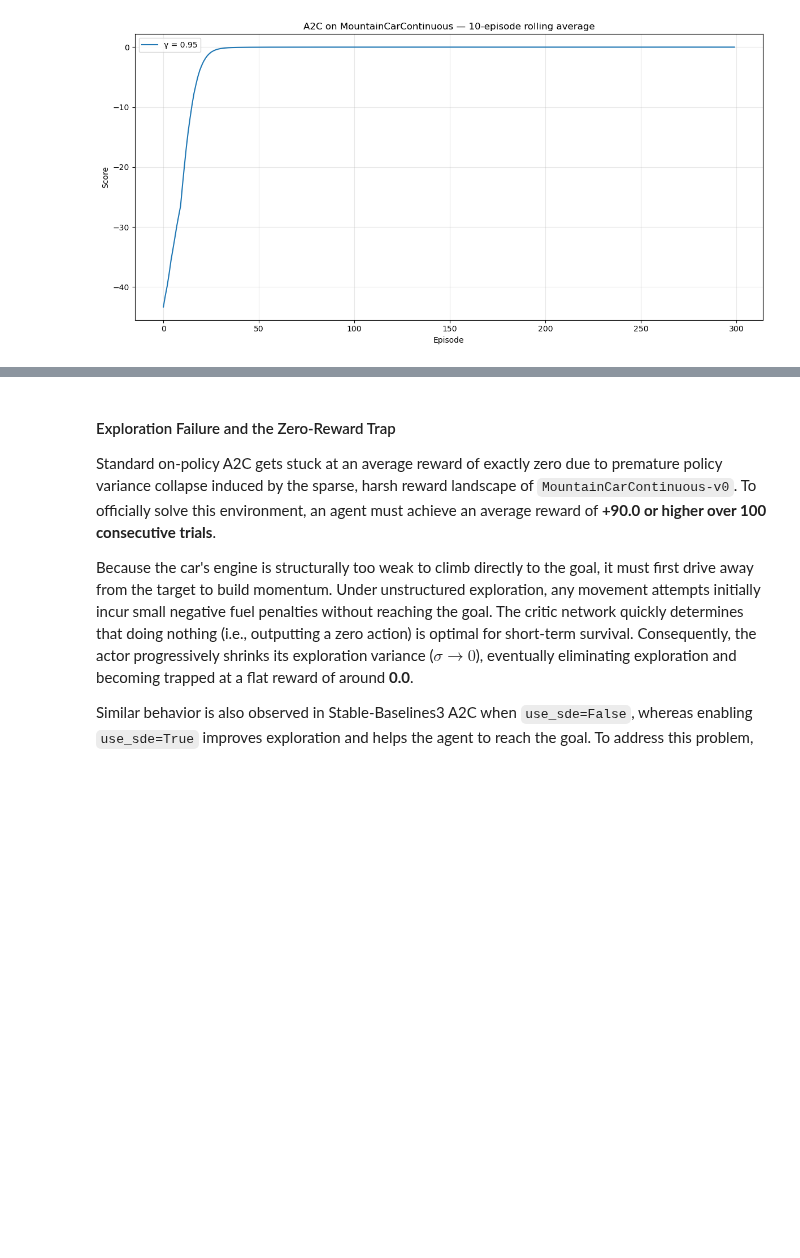
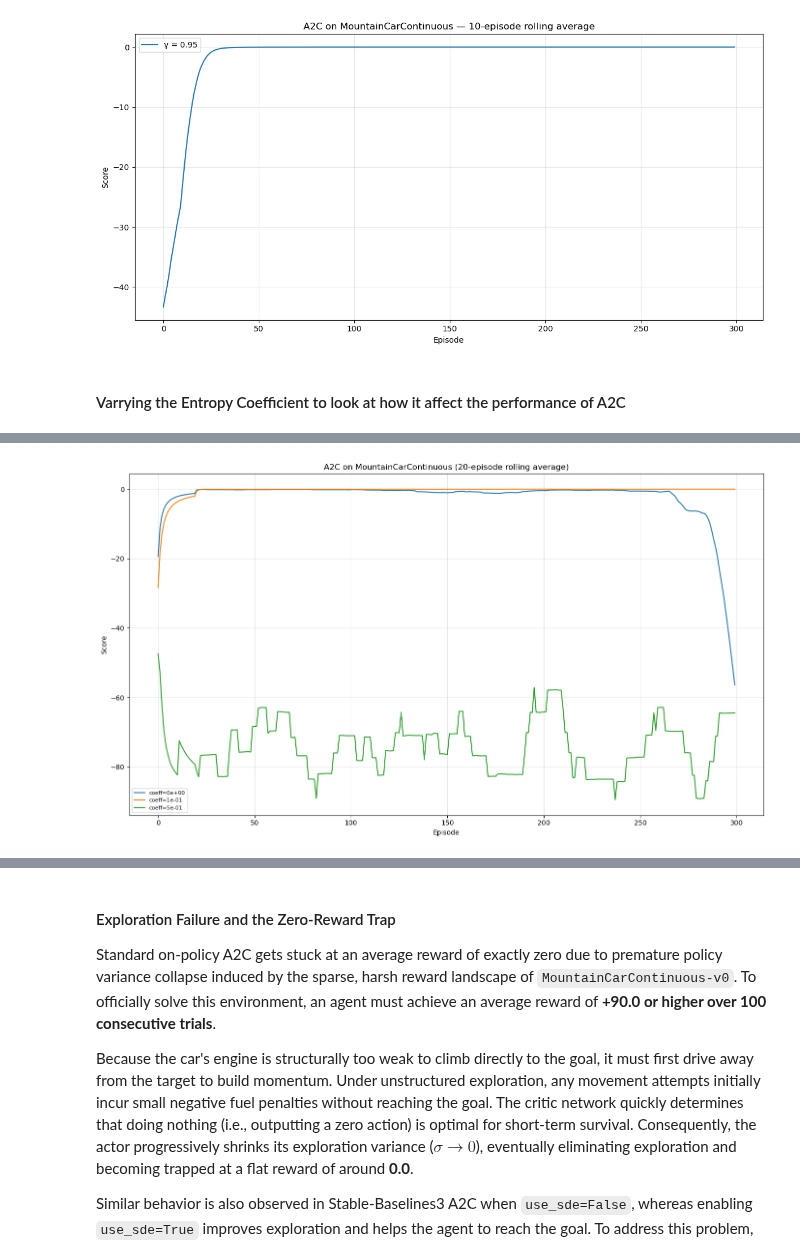
Before and after one commit to Einsbert-jnr/DRL-TERM_PROJECT, a Jupyter notebook: term_project_A2C.ipynb, the cells around one changed output, grey strips where cells are left out. Drawn from its saved outputs; the diff is of its cells as text; code cells hidden in the pictures; blank space fills up the shorter version.

```diff
--- a/term_project_A2C.ipynb
+++ b/term_project_A2C.ipynb
@@ -247,7 +449,7 @@ def train_agent(lr_actor, lr_critic, gamma, num_episodes=100, n_steps=20, layer1
             step_count += 1
             observation = observation_
 
-            if step_count % n_steps == 0 or done:
+            if step_count % n_steps == 0:
                 agent.learn(observation, done)
 
         # agent.decay_entropy()
@@ -337,3 +539,70 @@ gamma=0.95 | episode: 299/300 | score: -0.01
 gamma=0.95 | episode: 300/300 | score: -0.01
 Training logs saved to training_logs_gammas.pkl
 [figure]
+# %% [markdown]
+#### Varrying the Entropy Coefficient to look at how it affect the performance of A2C
+# %%
+def plot_all_coef(results, window=10, filename='coeff_comparison_a2c.png'):
+    """
+    results: dict of {entropy_coeff: score_history_list}
+    """
+    plt.figure(figsize=(14, 8))
+
+    for coeff, scores in results.items():
+        scores = np.array(scores, dtype=np.float32)
+        running_avg = np.zeros(len(scores))
+
+        for t in range(len(scores)):
+            running_avg[t] = np.mean(scores[max(0, t - window + 1): t + 1])
+
+        label = f"coeff={coeff:.0e}"
+        plt.plot(running_avg, label=label)
+
+    plt.title(f'A2C on MountainCarContinuous ({window}-episode rolling average)')
+    plt.xlabel('Episode')
+    plt.ylabel('Score')
+    plt.legend(loc='best', fontsize=8)
+    plt.grid(True, alpha=0.3)
+    plt.tight_layout()
+    # plt.savefig(filename, dpi=300)
+    print(f'Plot saved to {filename}')
+
+
+gamma = 0.95
+num_episodes = 300
+n_steps = 10
+
+# Fixed learning rates for this experiment
+lr_actor = 0.0001
+lr_critic = 0.0001
+
+# Entropy coefficient combinations to test
+coeff_combinations = [
+    0.0,     # no entropy regularization
+    # 0.01,   # very low entropy -> the effect of this is already known from the above result
+    0.1,
+    0.5,
+]
+
+results = {}
+
+for coeff in coeff_combinations:
+    label = f"coeff={coeff:.0e}"
+    print(f'\n{"=" * 50}')
+    print(f'Training with {label}')
+    print(f'{"=" * 50}')
+
+    results[coeff] = train_agent(
+        lr_actor=lr_actor,
+        lr_critic=lr_critic,
+        gamma=gamma,
+        num_episodes=num_episodes,
+        n_steps=n_steps,
+        layer1_size=256,
+        layer2_size=256,
+        coeff=coeff,
+    )
+
+save_results(results, filename='training_logs_coeff.pkl')
+plot_all_coef(results, window=20, filename='coeff_comparison_a2c.png')
+# %% [output]
@@ -339,0 +626 @@ Training logs saved to training_logs_gammas.pkl
+[figure, added]
```
Also changed, not shown: parts of 30 cells of this notebook.
